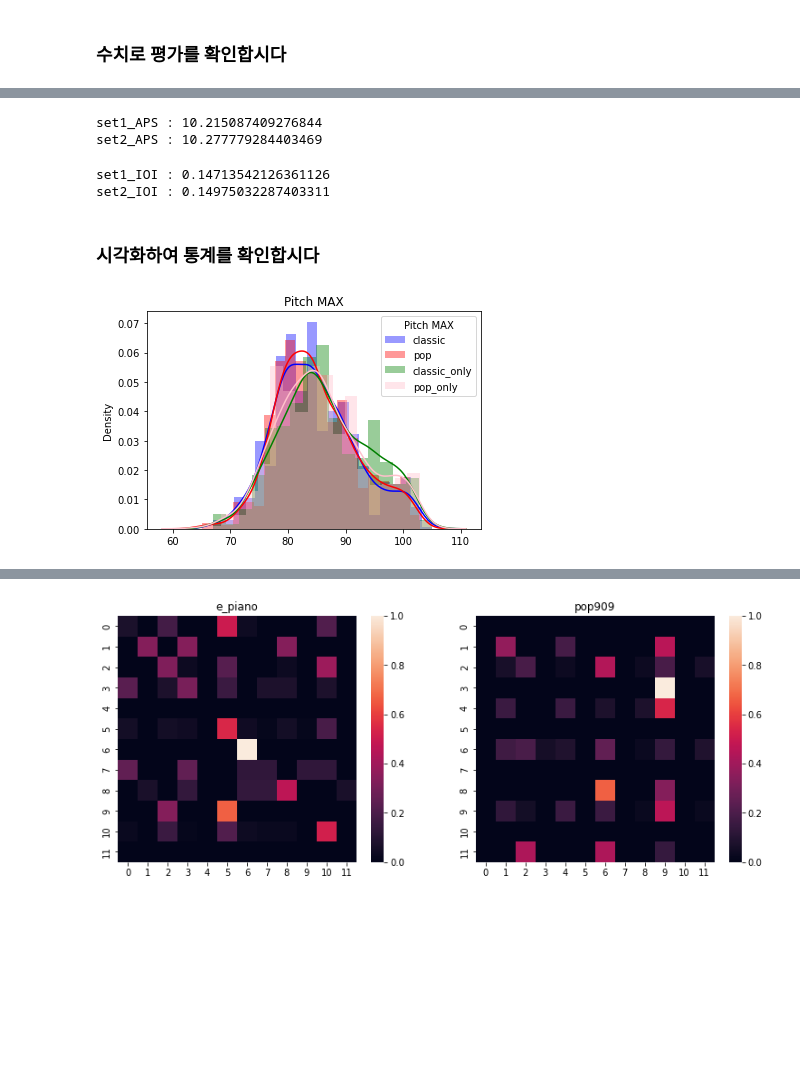
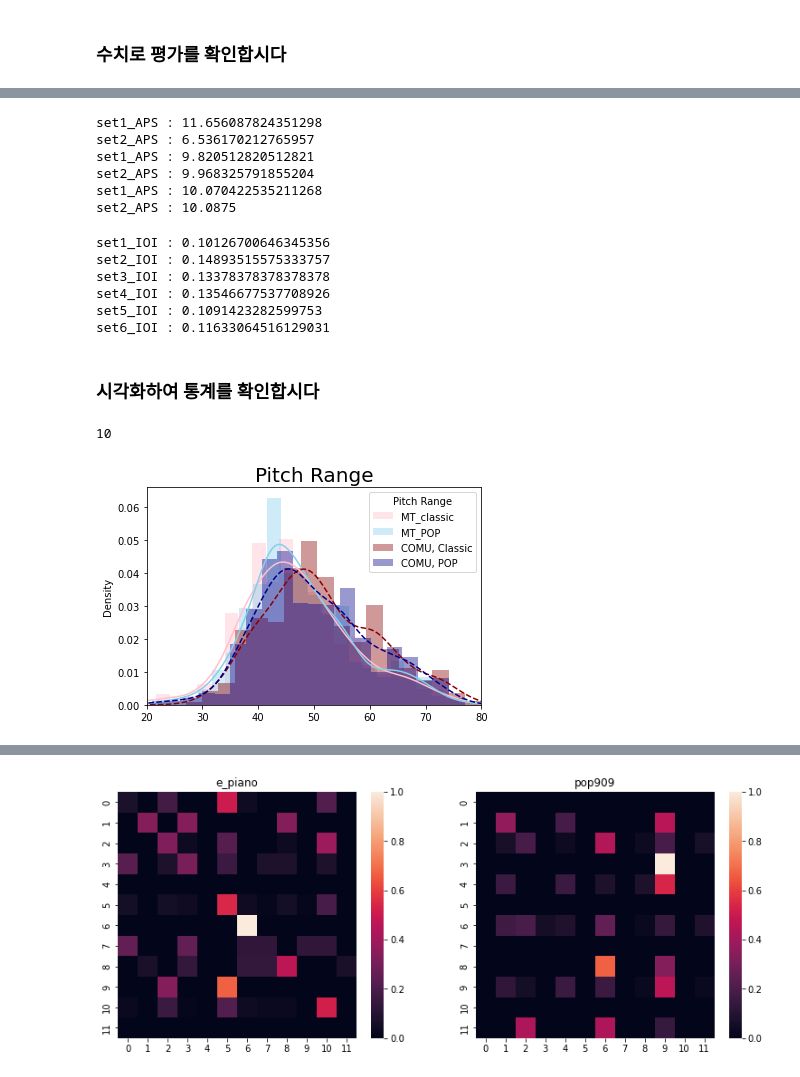
Before and after one commit to yeong35/MusicTransformer-Pytorch, a Jupyter notebook: music_evaluation.ipynb, the cells around one changed output, grey strips where cells are left out. Cells and saved outputs as stored; diff of their text form; code cells hidden in the pictures; blank space fills up the shorter version.

```diff
--- a/music_evaluation.ipynb
+++ b/music_evaluation.ipynb
@@ -50,8 +50,11 @@ MT_CTRL_pop2 = '/home/bang/PycharmProjects/MusicTransformer-Pytorch/static_midi_
 set1 = glob.glob(os.path.join(classic, '*'))
 set2 = glob.glob(os.path.join(pop, '*'))
 
-set3 = glob.glob(os.path.join(MT_CTRL_classic1, '*')) + glob.glob(os.path.join(MT_CTRL_classic2, '*'))
-set4 = glob.glob(os.path.join(MT_CTRL_pop1, '*')) + glob.glob(os.path.join(MT_CTRL_pop2, '*'))
+set3 = glob.glob(os.path.join(MT_classic, '*'))
+set4 = glob.glob(os.path.join(MT_pop, '*'))
+
+set5 = glob.glob(os.path.join(MT_CTRL_classic1, '*')) + glob.glob(os.path.join(MT_CTRL_classic2, '*'))
+set6 = glob.glob(os.path.join(MT_CTRL_pop1, '*')) + glob.glob(os.path.join(MT_CTRL_pop2, '*'))
 # %% [markdown]
 ## Number of samples
 
@@ -64,5 +67,5 @@ set1 size : 909 , set2 size : 2191
 # %%
-num_samples = min(len(set2), len(set4))
+num_samples = min(len(set2), len(set3))
 # %% [markdown]
 ## metrics
 
@@ -106,8 +109,12 @@ set2_eval = copy.deepcopy(evalset)
 set3_eval = copy.deepcopy(evalset)
 set4_eval = copy.deepcopy(evalset)
 
+set5_eval = copy.deepcopy(evalset)
+set6_eval = copy.deepcopy(evalset)
+
 sets1 = [ (set1, set1_eval), (set2, set2_eval) ]
 sets2 = [ (set3, set3_eval), (set4, set4_eval) ]
+sets3 = [ (set5, set5_eval), (set6, set6_eval) ]
 # %% [markdown]
 ## 모든 트랙에 대해서 계산하는 평가지표
 # %%
@@ -329,21 +417,45 @@ set2_PR : 85.74807480748075
 # %%
-set1_APS = set3_eval['avg_pitch_shift'].sum(-1).mean()
-set2_APS = set4_eval['avg_pitch_shift'].sum(-1).mean()
+set1_APS = np.median(set1_eval['avg_pitch_shift'].sum(-1))
+set2_APS = np.median(set2_eval['avg_pitch_shift'].sum(-1))
+set3_APS = np.median(set3_eval['avg_pitch_shift'].sum(-1))
+set4_APS = np.median(set4_eval['avg_pitch_shift'].sum(-1))
+set5_APS = np.median(set5_eval['avg_pitch_shift'].sum(-1))
+set6_APS = np.median(set6_eval['avg_pitch_shift'].sum(-1))
 
 print("set1_APS :", set1_APS)
 print("set2_APS :", set2_APS)
+print("set1_APS :", set3_APS)
+print("set2_APS :", set4_APS)
+print("set1_APS :", set5_APS)
+print("set2_APS :", set6_APS)
 # %% [output]
-set1_APS : 10.215087409276844
-set2_APS : 10.277779284403469
+set1_APS : 11.656087824351298
+set2_APS : 6.536170212765957
+set1_APS : 9.820512820512821
+set2_APS : 9.968325791855204
+set1_APS : 10.070422535211268
+set2_APS : 10.0875
 # %%
-set1_IOI = set1_eval['avg_IOI'].sum(-1).mean()
-set2_IOI = set2_eval['avg_IOI'].sum(-1).mean()
+set1_IOI = np.median(set1_eval['avg_IOI'].sum(-1))
+set2_IOI = np.median(set2_eval['avg_IOI'].sum(-1))
+set3_IOI = np.median(set3_eval['avg_IOI'].sum(-1))
+set4_IOI = np.median(set4_eval['avg_IOI'].sum(-1))
+set5_IOI = np.median(set5_eval['avg_IOI'].sum(-1))
+set6_IOI = np.median(set6_eval['avg_IOI'].sum(-1))
 
 print("set1_IOI :", set1_IOI)
 print("set2_IOI :", set2_IOI)
+print("set3_IOI :", set3_IOI)
+print("set4_IOI :", set4_IOI)
+print("set5_IOI :", set5_IOI)
+print("set6_IOI :", set6_IOI)
 # %% [output]
-set1_IOI : 0.14713542126361126
-set2_IOI : 0.14975032287403311
+set1_IOI : 0.10126700646345356
+set2_IOI : 0.14893515575333757
+set3_IOI : 0.13378378378378378
+set4_IOI : 0.13546677537708926
+set5_IOI : 0.1091423282599753
+set6_IOI : 0.11633064516129031
 # %% [markdown]
 ### 시각화하여 통계를 확인합시다
 # %%
@@ -352,12 +465,20 @@ import seaborn as sns
+# %%
+len(palette)
+# %% [output]
+10
 # %%
-sns.distplot(set1_eval['pitch_MAX'], color='blue', label='classic')
-sns.distplot(set2_eval['pitch_MAX'], color='red', label='pop')
-sns.distplot(set3_eval['pitch_MAX'], color='green', label='classic_only')
-sns.distplot(set4_eval['pitch_MAX'], color='pink', label='pop_only')
+# sns.distplot(set1_eval['pitch_range'], color='red', label='Classic')
+# sns.distplot(set2_eval['pitch_range'], color='blue', label='POP')
+sns.distplot(set3_eval['pitch_range'], color='pink', label='MT_classic')
+sns.distplot(set4_eval['pitch_range'], color='skyblue', label='MT_POP')
+sns.distplot(set5_eval['pitch_range'], color='darkred', kde_kws={'linestyle':'--'}, label='COMU, Classic')
+sns.distplot(set6_eval['pitch_range'], color='darkblue', kde_kws={'linestyle':'--'}, label='COMU, POP')
 
-plt.title("Pitch MAX")
-plt.legend(title='Pitch MAX');
+plt.xlim(20, 80)
+
+plt.title("Pitch Range", fontsize=20)
+plt.legend(title='Pitch Range', fontsize=10);
 plt.savefig('Pitch_MAX.png', dpi=300)
 plt.show();
 # %% [output]
-[figure, old version]
+[figure, new version]
```
Also changed, not shown: parts of 14 cells of this notebook, 10 other files.
